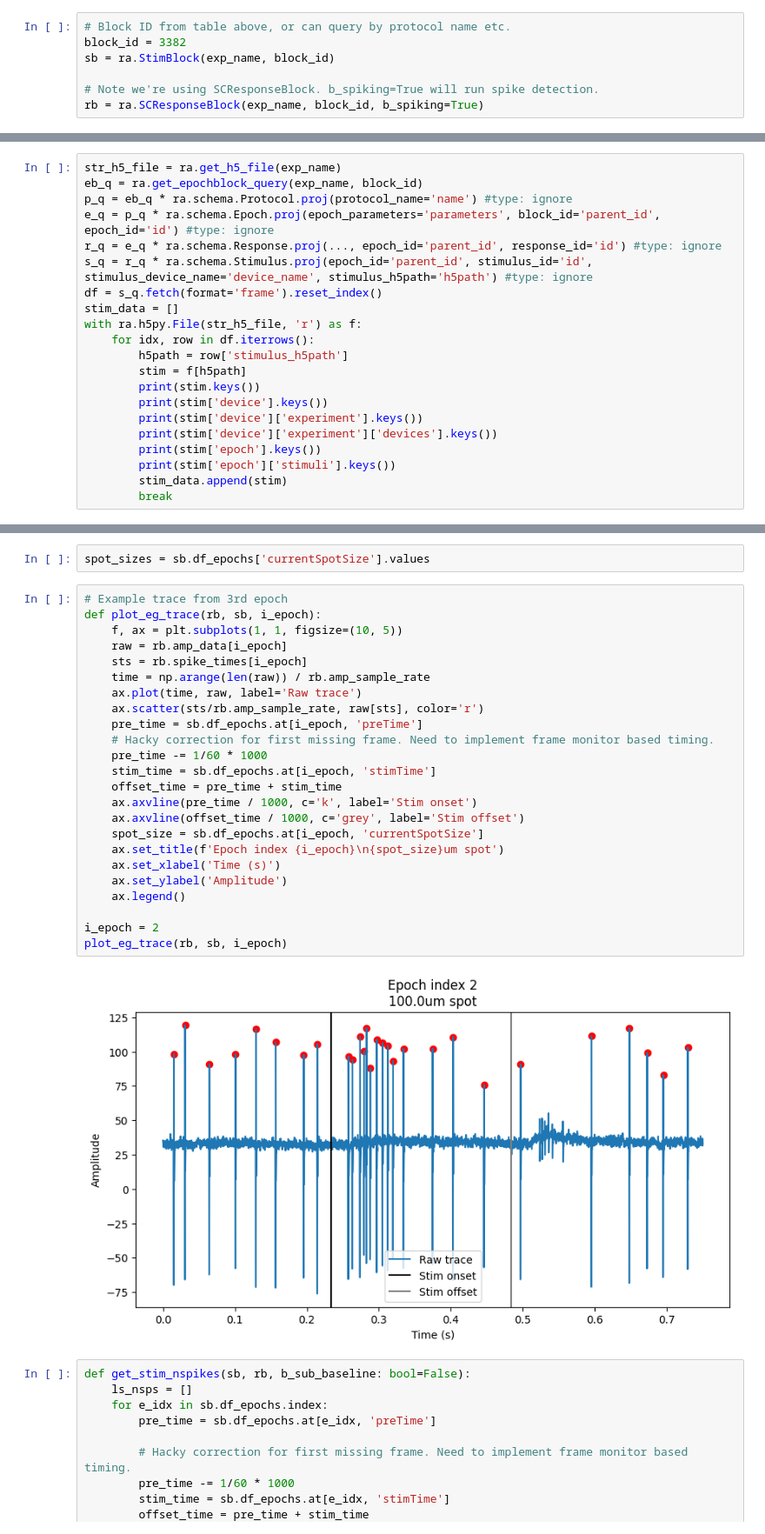
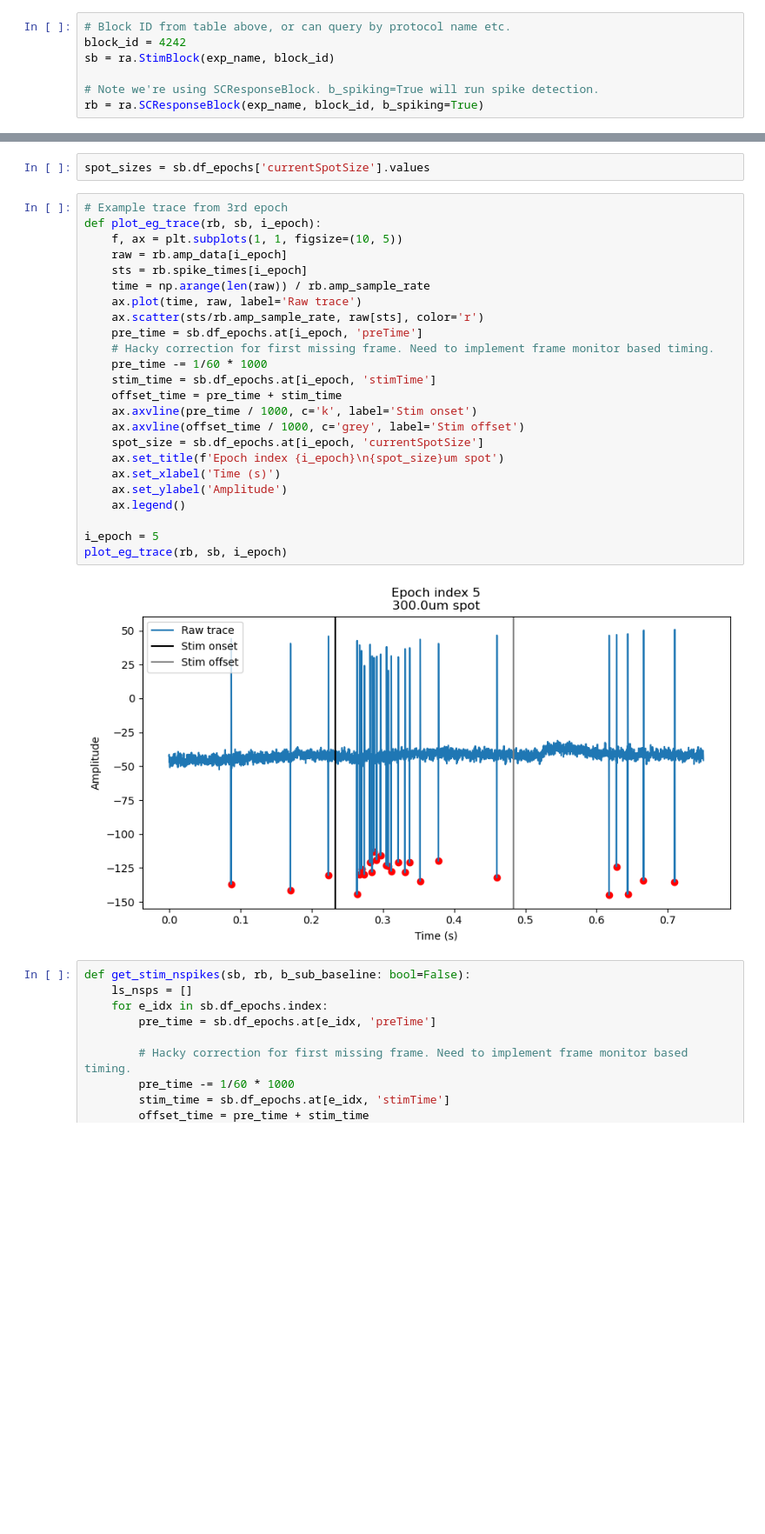
Before and after one commit to DRezeanu/retinanalysis, a Jupyter notebook: demos/4_patchdata_demo.ipynb, the cells around one changed output, grey strips where cells are left out. Shown at 87% size. Cells and saved outputs as stored; diff of their text form; blank space fills up the shorter version.

```diff
--- a/demos/4_patchdata_demo.ipynb
+++ b/demos/4_patchdata_demo.ipynb
@@ -61,6 +52,6 @@ array(['edu.washington.riekelab.turner.protocols.SplitFieldCentering',
 # %%
 # Block ID from table above, or can query by protocol name etc.
-block_id = 3382
+block_id = 4242
 sb = ra.StimBlock(exp_name, block_id)
 
 # Note we're using SCResponseBlock. b_spiking=True will run spike detection.
@@ -107,21 +92,0 @@ SCResponseBlock with properties:
-# %%
-str_h5_file = ra.get_h5_file(exp_name)
-eb_q = ra.get_epochblock_query(exp_name, block_id)
-p_q = eb_q * ra.schema.Protocol.proj(protocol_name='name') #type: ignore
-e_q = p_q * ra.schema.Epoch.proj(epoch_parameters='parameters', block_id='parent_id', epoch_id='id') #type: ignore
-r_q = e_q * ra.schema.Response.proj(..., epoch_id='parent_id', response_id='id') #type: ignore
-s_q = r_q * ra.schema.Stimulus.proj(epoch_id='parent_id', stimulus_id='id', stimulus_device_name='device_name', stimulus_h5path='h5path') #type: ignore
-df = s_q.fetch(format='frame').reset_index()
-stim_data = []
-with ra.h5py.File(str_h5_file, 'r') as f:
-    for idx, row in df.iterrows():
-        h5path = row['stimulus_h5path']
-        stim = f[h5path]
-        print(stim.keys())
-        print(stim['device'].keys())
-        print(stim['device']['experiment'].keys())
-        print(stim['device']['experiment']['devices'].keys())
-        print(stim['epoch'].keys())
-        print(stim['epoch']['stimuli'].keys())
-        stim_data.append(stim)
-        break
@@ -153,29 +106,29 @@ spot_sizes = sb.df_epochs['currentSpotSize'].values
 # %%
 # Example trace from 3rd epoch
 def plot_eg_trace(rb, sb, i_epoch):
     f, ax = plt.subplots(1, 1, figsize=(10, 5))
     raw = rb.amp_data[i_epoch]
     sts = rb.spike_times[i_epoch]
     time = np.arange(len(raw)) / rb.amp_sample_rate
     ax.plot(time, raw, label='Raw trace')
     ax.scatter(sts/rb.amp_sample_rate, raw[sts], color='r')
     pre_time = sb.df_epochs.at[i_epoch, 'preTime']
     # Hacky correction for first missing frame. Need to implement frame monitor based timing.
     pre_time -= 1/60 * 1000
     stim_time = sb.df_epochs.at[i_epoch, 'stimTime']
     offset_time = pre_time + stim_time
     ax.axvline(pre_time / 1000, c='k', label='Stim onset')
     ax.axvline(offset_time / 1000, c='grey', label='Stim offset')
     spot_size = sb.df_epochs.at[i_epoch, 'currentSpotSize']
     ax.set_title(f'Epoch index {i_epoch}\n{spot_size}um spot')
     ax.set_xlabel('Time (s)')
     ax.set_ylabel('Amplitude')
     ax.legend()
 
-i_epoch = 2
+i_epoch = 5
 plot_eg_trace(rb, sb, i_epoch)
 # %% [output]
-[figure, old version]
+[figure, new version]
 # %%
 def get_stim_nspikes(sb, rb, b_sub_baseline: bool=False):
     ls_nsps = []
```
Also changed, not shown: parts of 10 cells of this notebook, 1 other file.
